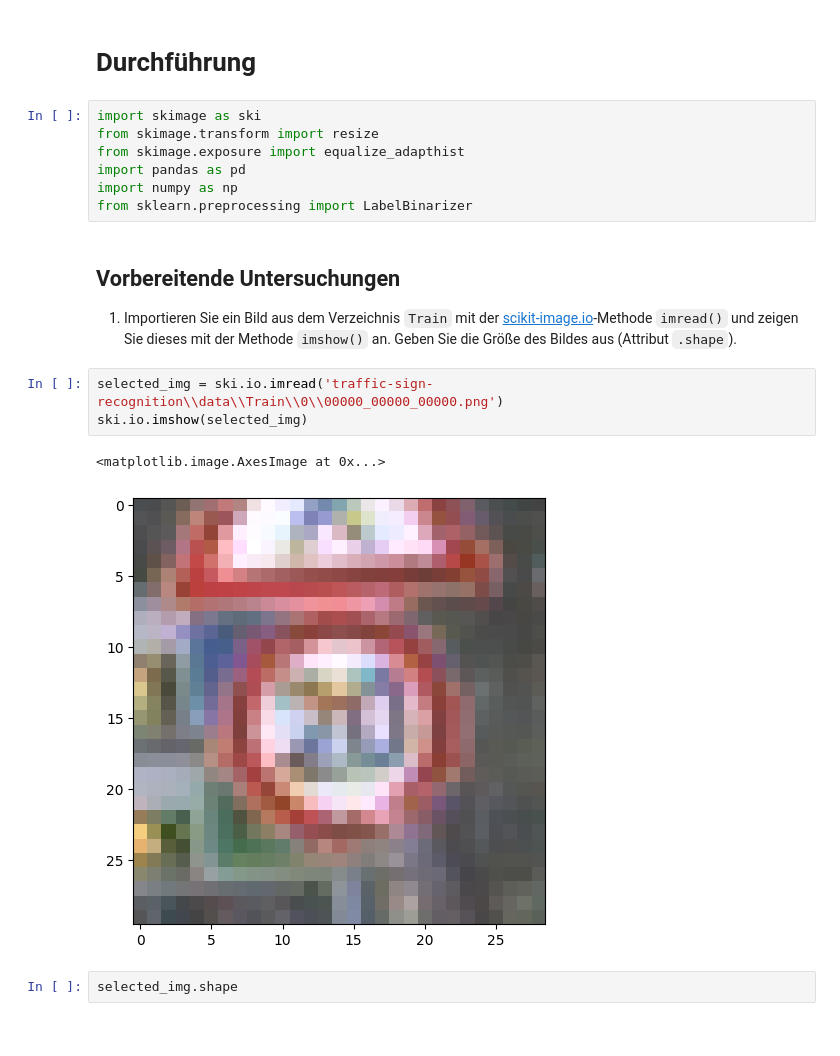
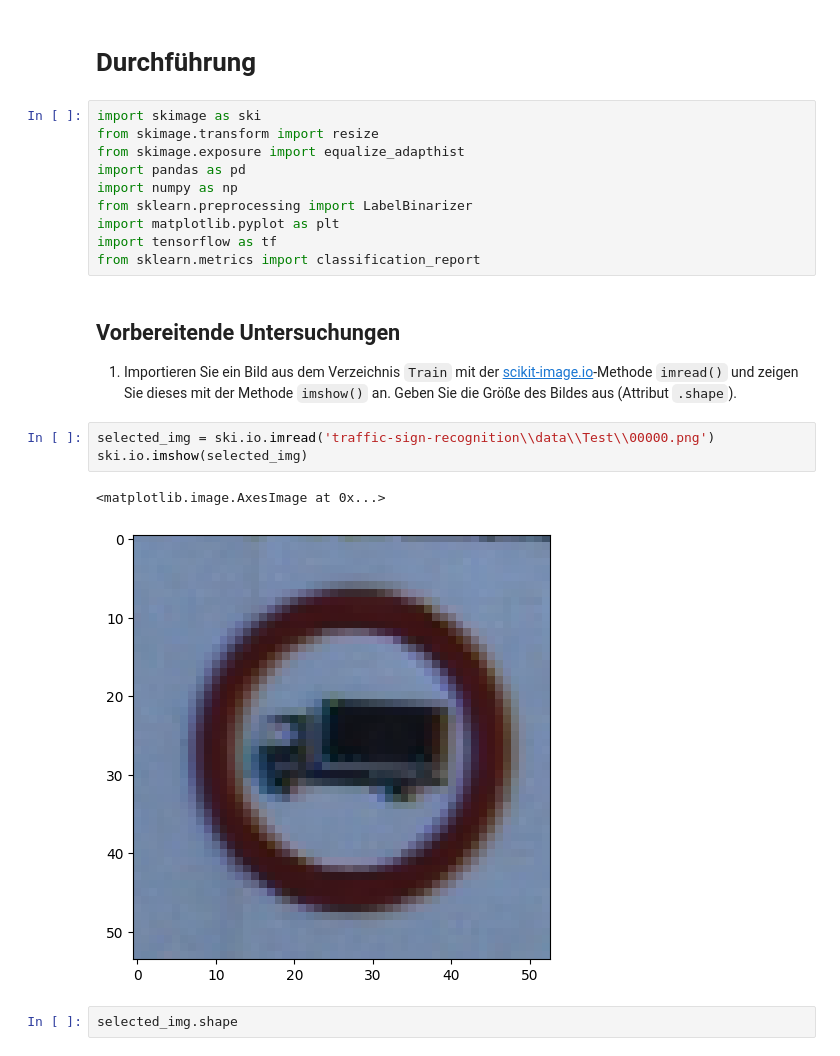
Before and after one commit to PatrykGadziomski/Data-Mining-and-Pattern-Recognition-HdM, a Jupyter notebook: Experiment 6 - CNN/Versuch_TrafficSignClassification.ipynb, the cells around one changed output. Cells and saved outputs as stored; diff of their text form.

```diff
--- a/Experiment 6 - CNN/Versuch_TrafficSignClassification.ipynb
+++ b/Experiment 6 - CNN/Versuch_TrafficSignClassification.ipynb
@@ -54,15 +54,18 @@ from skimage.exposure import equalize_adapthist
 import pandas as pd
 import numpy as np
 from sklearn.preprocessing import LabelBinarizer
+import matplotlib.pyplot as plt
+import tensorflow as tf
+from sklearn.metrics import classification_report
 # %% [markdown]
 ## Vorbereitende Untersuchungen
 1. Importieren Sie ein Bild aus dem Verzeichnis `Train` mit der [scikit-image.io](https://scikit-image.org/docs/stable/api/skimage.io.html)-Methode `imread()` und zeigen Sie dieses mit der Methode `imshow()` an. Geben Sie die Größe des Bildes aus (Attribut `.shape`).
 # %%
-selected_img = ski.io.imread('traffic-sign-recognition\\data\\Train\\0\\00000_00000_00000.png')
+selected_img = ski.io.imread('traffic-sign-recognition\\data\\Test\\00000.png')
 ski.io.imshow(selected_img)
 # %% [output]
 <matplotlib.image.AxesImage at 0x...>
-[figure, old version]
+[figure, new version]
 # %%
 selected_img.shape
 # %% [output]
```
Also changed, not shown: parts of 26 cells of this notebook.
